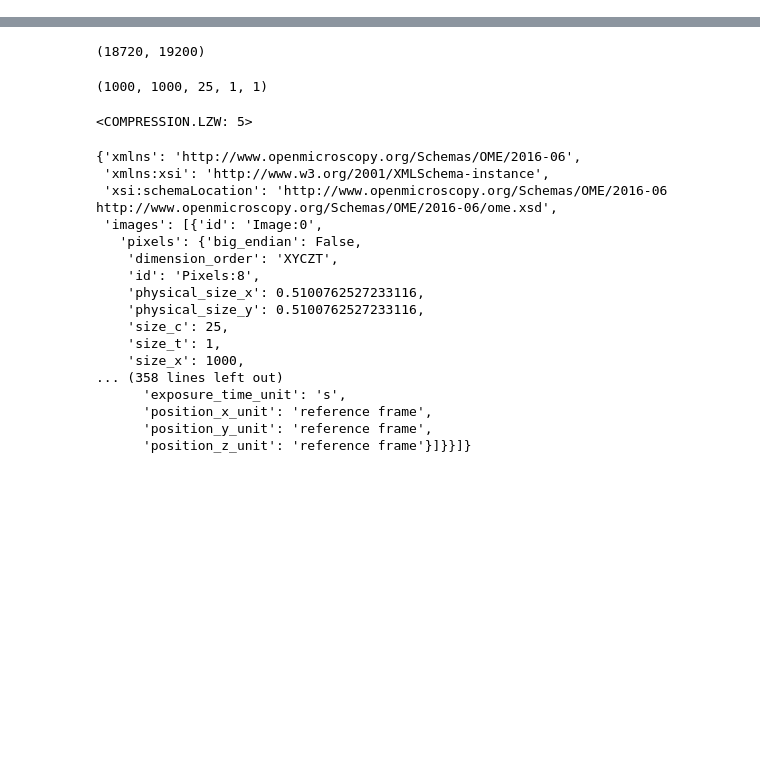
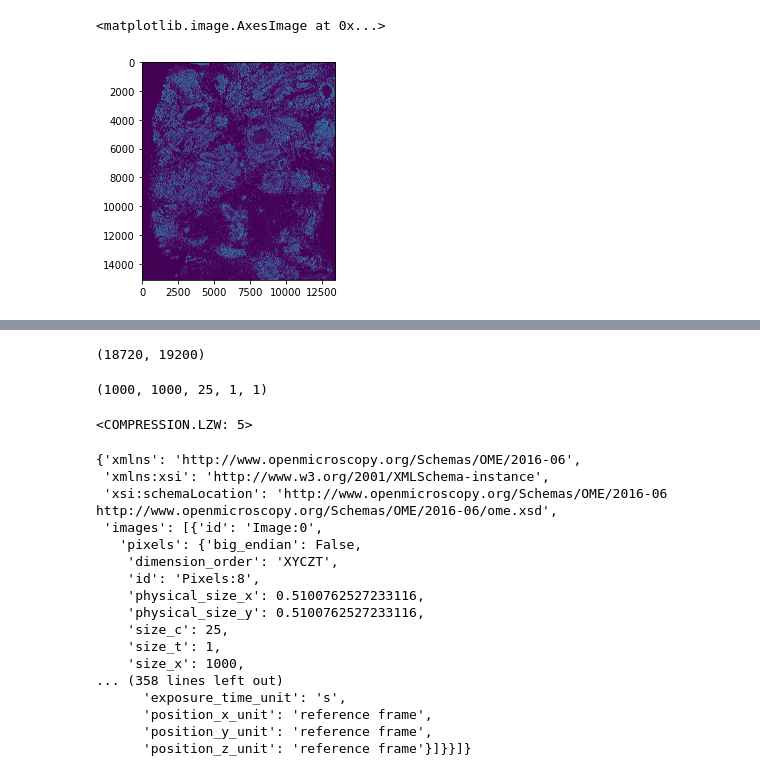
Before and after one commit to estorrs/multiplex-imaging-pipeline, a Jupyter notebook: notebooks/ome_tiff_generation.ipynb, the cells around one changed output, grey strips where cells are left out. Saved outputs shown, nothing was run; the diff lists cells and outputs as text; code cells hidden in the pictures; blank space fills up the shorter version.

```diff
--- a/notebooks/ome_tiff_generation.ipynb
+++ b/notebooks/ome_tiff_generation.ipynb
@@ -17,0 +18,3 @@ from mip.ome import generate_ome_from_qptiff
+# %%
+codex_multiplexed_tif = '/diskmnt/Projects/Users/estorrs/multiplex_data/codex/htan/brca/HT206B1-H1/level_2/20220106_HT206B1_H1_A1 and A4_reg001.tif'
+output_fp = '/diskmnt/Projects/Users/estorrs/sandbox/test_old_codex.ome.tiff'
@@ -17,0 +43,4 @@ from mip.ome import generate_ome_from_qptiff
+# %%
+img = tifffile.imread(codex_multiplexed_tif).astype(np.float32)
+img /= img.max()
+img.shape
@@ -17,0 +118,5 @@ from mip.ome import generate_ome_from_qptiff
+# %%
+plt.imshow(img[0][0])
+# %% [output]
+<matplotlib.image.AxesImage at 0x...>
+[figure, added]
```
Also changed, not shown: parts of 35 cells of this notebook, 6 other files.
